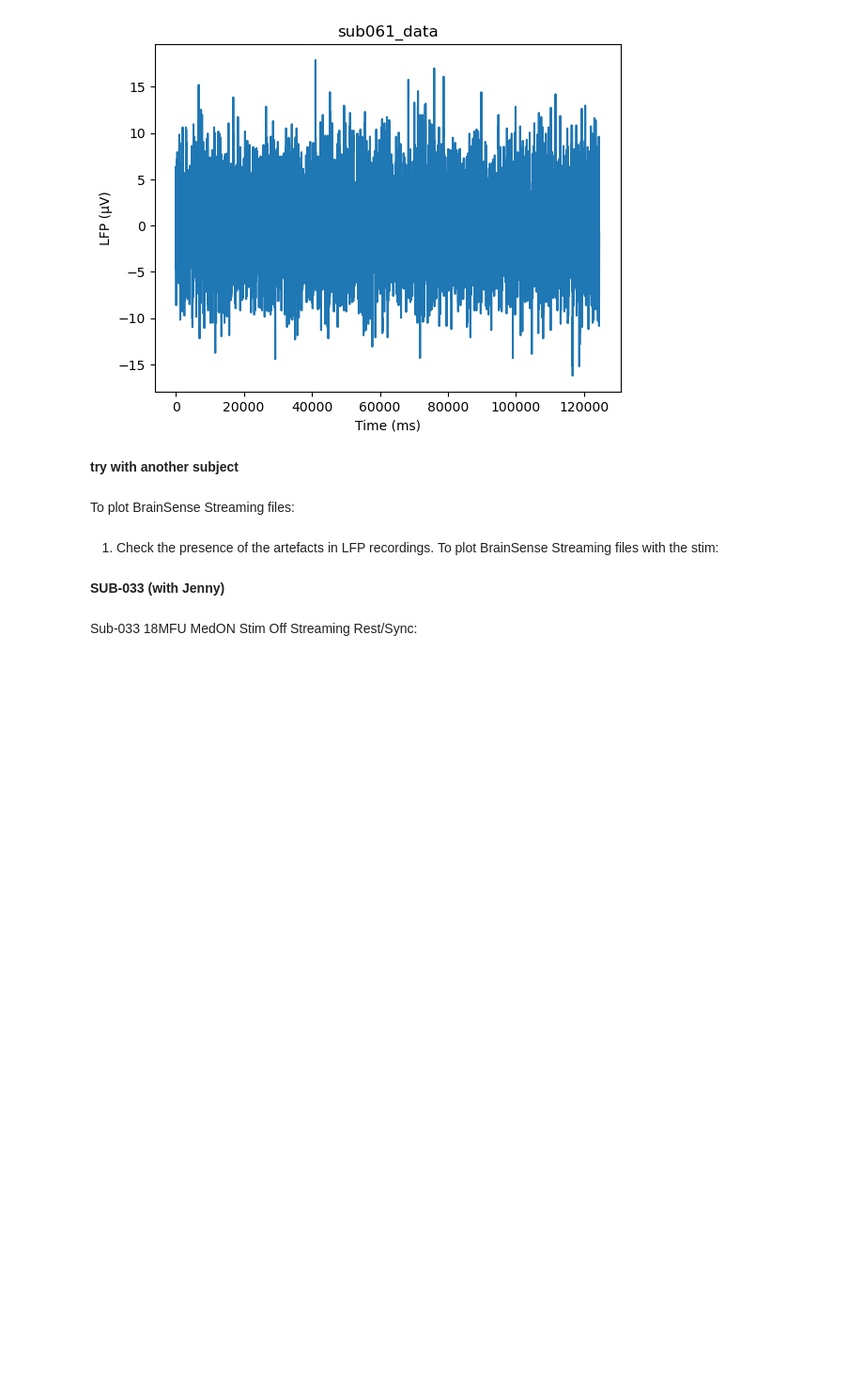
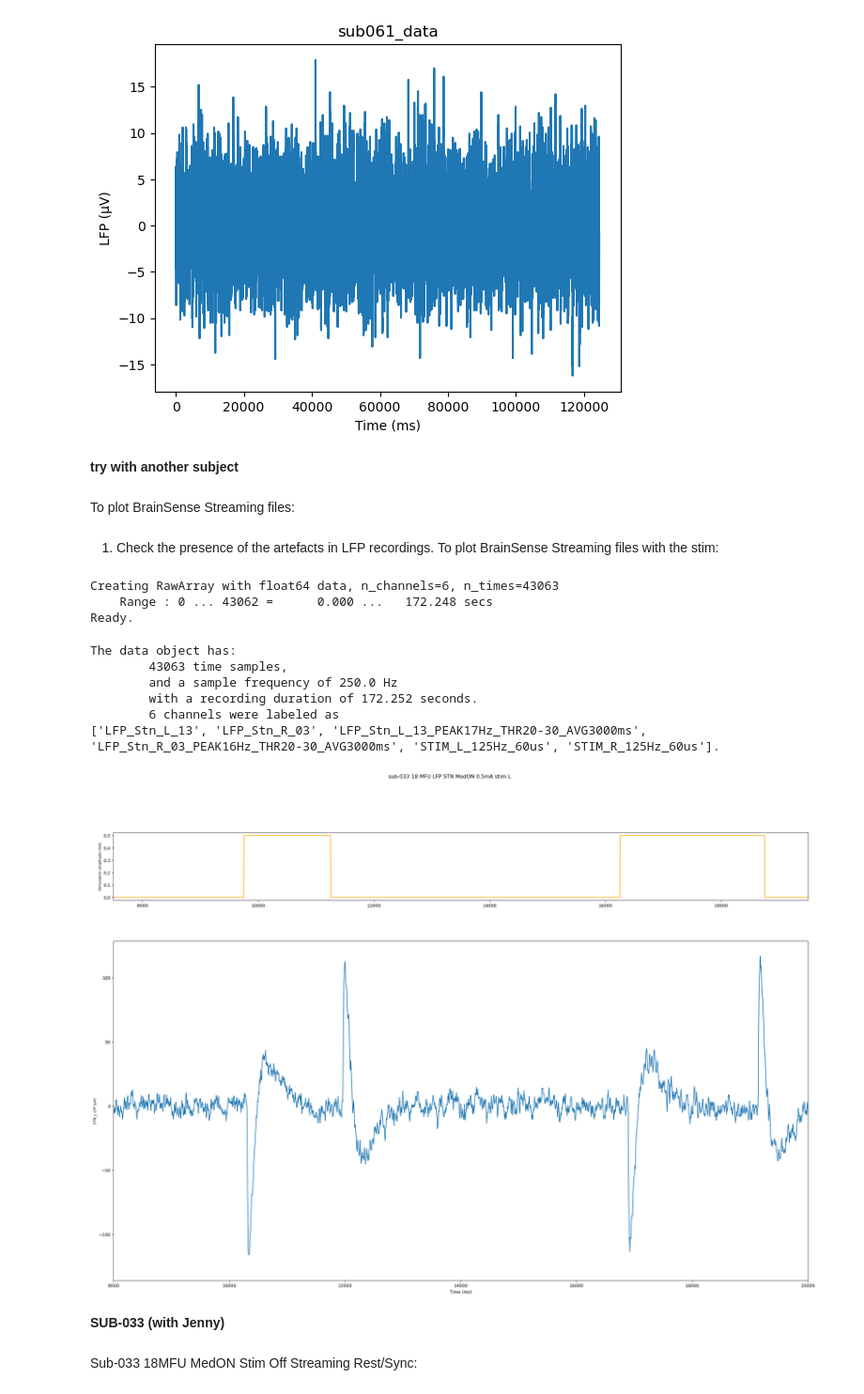
Before and after one commit to juliettevivien/Synchronization, a Jupyter notebook: Visualize LFP datas.ipynb, the cells around one changed output. Shown: that part at 94% size. Saved outputs shown, nothing was run; the diff lists cells and outputs as text; code cells hidden in the pictures; blank space fills up the shorter version.

Commit message:
add code to plot stim+LFP

```diff
--- a/Visualize LFP datas.ipynb
+++ b/Visualize LFP datas.ipynb
@@ -231,6 +231,59 @@ plt.plot(x_time,LFP_Stn_L_13)
 # %% [markdown]
 1) Check the presence of the artefacts in LFP recordings.
 To plot BrainSense Streaming files with the stim:
+# %%
+# First import the file and check the properties:
+
+datapath = 'C:\\Users\\Juliette\\OneDrive\\Bureau\\Recordings\\PERCEPT recordings\\sub-029\\18MFU\\MedOFF\\sub-20210924PStn\\ses-2023020808345883\\ieeg'
+filename = 'sub-20210924PStn_ses-2023020808345883_run-BrainSense20230208091500.mat'
+data = mne.io.read_raw_fieldtrip(
+	os.path.join(datapath, filename),
+	info={}, # add info here
+	data_name='data',  # name of heading dict/ variable of original MATLAB object
+)
+data.ch_names
+n_chan = len(data.ch_names)
+data.n_times #number of samples
+data.times #timepoints set to zero
+data._data # channel trials
+data.info['sfreq'] # sampling frequency
+time_duration = (data.n_times/data.info['sfreq']).astype(float)
+time_duration_ms=time_duration*1000
+print(
+	f'The data object has:\n\t{data.n_times} time samples,'
+	f'\n\tand a sample frequency of {data.info["sfreq"]} Hz'
+	f'\n\twith a recording duration of {time_duration} seconds.'
+	f'\n\t{n_chan} channels were labeled as \n{data.ch_names}.')
+x_time=np.arange(0,time_duration_ms,4)
+
+# fetch and plot the proper channels
+
+LFP_Stn_L_13 = data.get_data()[0]
+STIM_L_125Hz_60us =  data.get_data()[4]
+fig, (ax1, ax2) = plt.subplots(2,1,height_ratios=[1,5])
+fig.suptitle('sub-033 18 MFU LFP STN MedON 0.5mA stim L')
+ax2.set_xlabel('Time (ms)')
+ax2.set_ylabel('STN_L LFP (µV)',size=8)
+ax1.set_ylabel('Stimulation amplitude (mA)',size=8)
+ax1.set_xlim(7500,19500)
+ax2.set_xlim(8000,20000)
+ax1.plot(x_time,STIM_L_125Hz_60us,color='orange')
+ax2.plot(x_time,LFP_Stn_L_13)
+
+#ax1.figure.set_figwidth(20)
+#ax1.figure.set_figheight(5)
+fig.set_size_inches(28.5, 18.5)
+# %% [output]
+Creating RawArray with float64 data, n_channels=6, n_times=43063
+    Range : 0 ... 43062 =      0.000 ...   172.248 secs
+Ready.
+The data object has:
+        43063 time samples,
+        and a sample frequency of 250.0 Hz
+        with a recording duration of 172.252 seconds.
+        6 channels were labeled as
+['LFP_Stn_L_13', 'LFP_Stn_R_03', 'LFP_Stn_L_13_PEAK17Hz_THR20-30_AVG3000ms', 'LFP_Stn_R_03_PEAK16Hz_THR20-30_AVG3000ms', 'STIM_L_125Hz_60us', 'STIM_R_125Hz_60us'].
+[figure, added]
 # %% [markdown]
 **SUB-033 (with Jenny)**
 # %% [markdown]
```
Also changed, not shown: parts of 1 cell of this notebook.
